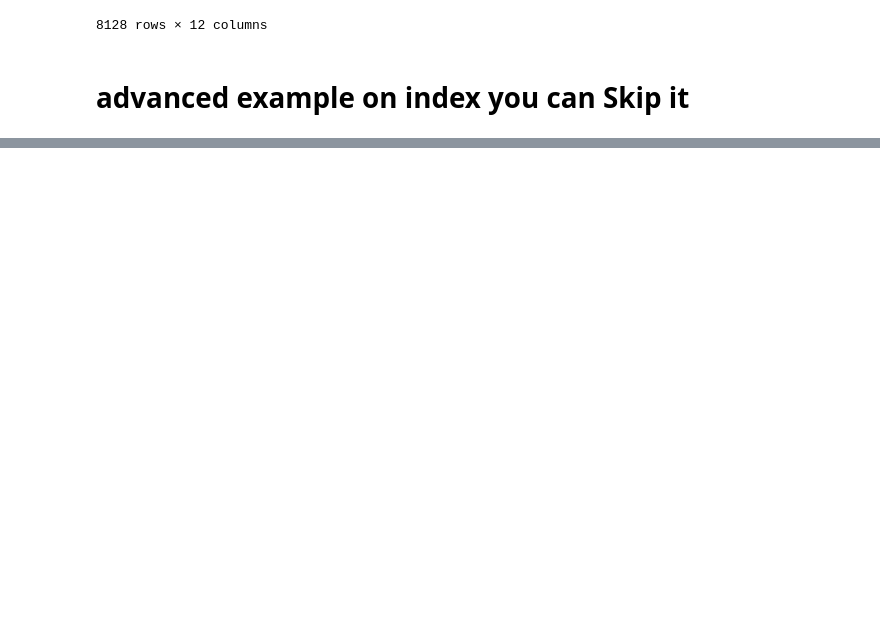
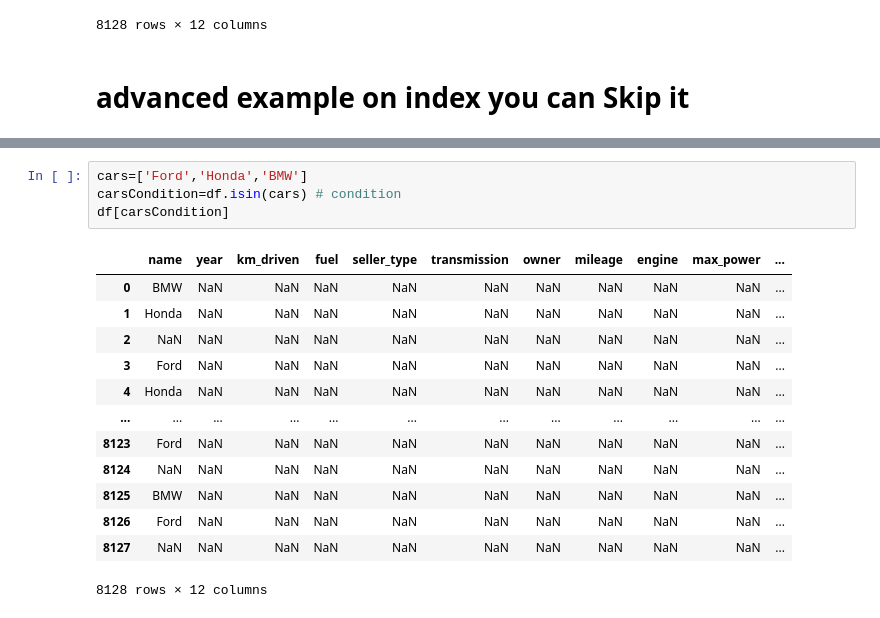
Before and after one commit to MohamedAbdelmaboud/ML, a Jupyter notebook: Pandas/pandas.ipynb, the cells around one changed output, grey strips where cells are left out. Cells and saved outputs as stored; diff of their text form; blank space fills up the shorter version.

```diff
--- a/Pandas/pandas.ipynb
+++ b/Pandas/pandas.ipynb
@@ -244,0 +315,18 @@ Tobias   40      False
+# %%
+cars=['Ford','Honda','BMW']
+carsCondition=df.isin(cars) # condition
+df[carsCondition]
+# %% [output]
+|  | name | year | km_driven | fuel | seller_type | transmission | owner | mileage | engine | max_power | ... |
+| 0 | BMW | NaN | NaN | NaN | NaN | NaN | NaN | NaN | NaN | NaN | ... |
+| 1 | Honda | NaN | NaN | NaN | NaN | NaN | NaN | NaN | NaN | NaN | ... |
+| 2 | NaN | NaN | NaN | NaN | NaN | NaN | NaN | NaN | NaN | NaN | ... |
+| 3 | Ford | NaN | NaN | NaN | NaN | NaN | NaN | NaN | NaN | NaN | ... |
+| 4 | Honda | NaN | NaN | NaN | NaN | NaN | NaN | NaN | NaN | NaN | ... |
+| ... | ... | ... | ... | ... | ... | ... | ... | ... | ... | ... | ... |
+| 8123 | Ford | NaN | NaN | NaN | NaN | NaN | NaN | NaN | NaN | NaN | ... |
+| 8124 | NaN | NaN | NaN | NaN | NaN | NaN | NaN | NaN | NaN | NaN | ... |
+| 8125 | BMW | NaN | NaN | NaN | NaN | NaN | NaN | NaN | NaN | NaN | ... |
+| 8126 | Ford | NaN | NaN | NaN | NaN | NaN | NaN | NaN | NaN | NaN | ... |
+| 8127 | NaN | NaN | NaN | NaN | NaN | NaN | NaN | NaN | NaN | NaN | ... |
+8128 rows × 12 columns
```
Also changed, not shown: parts of 13 cells of this notebook, 2 other files.
